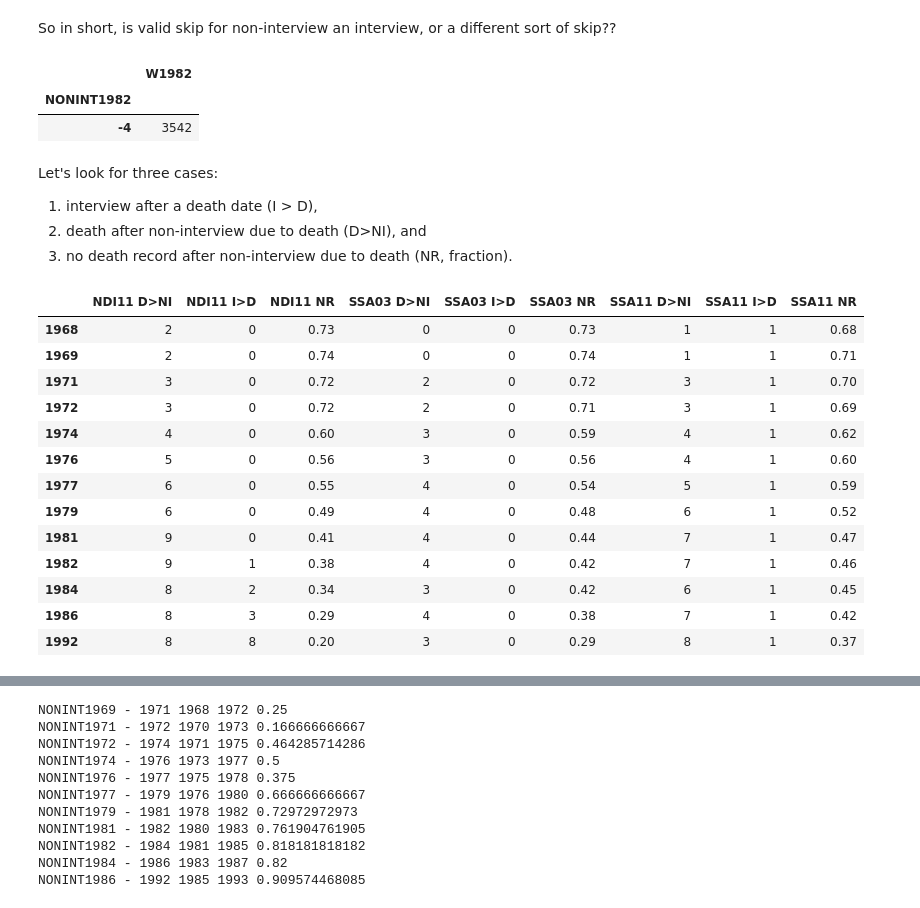
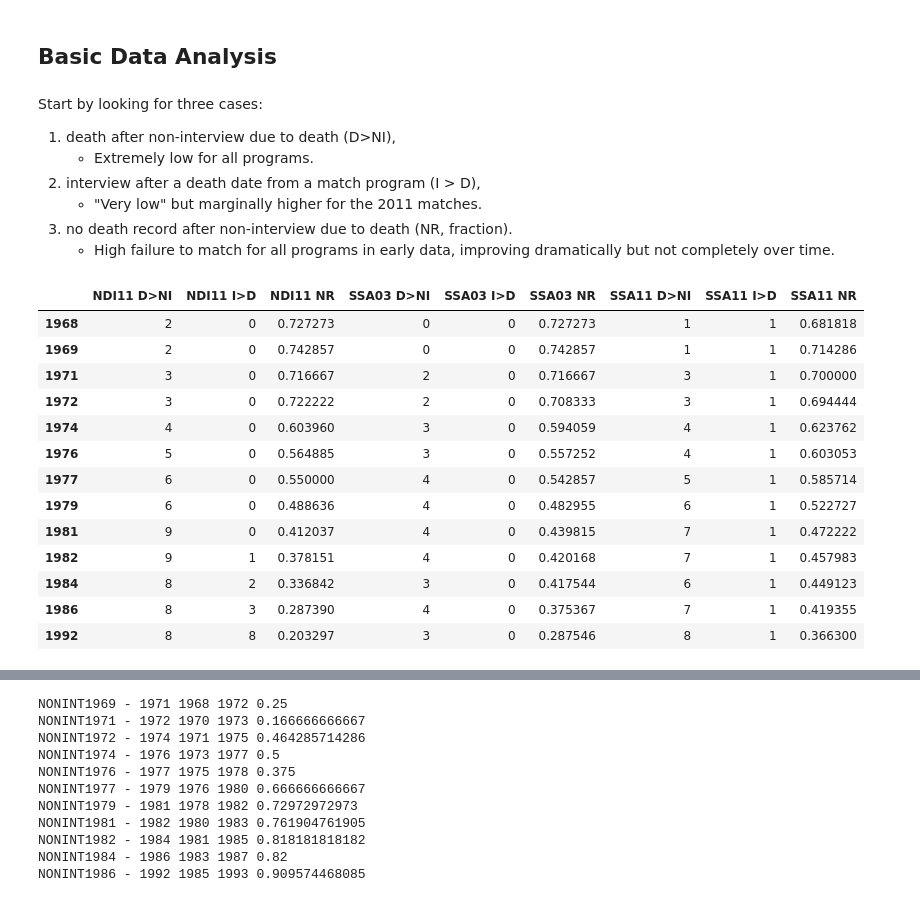
Before and after one commit to JamesSaxon/me2, a Jupyter notebook: data/me_ow.ipynb, the cells around one changed output, grey strips where cells are left out. Drawn from its saved outputs; the diff is of its cells as text; code cells hidden in the pictures.

```diff
--- a/data/me_ow.ipynb
+++ b/data/me_ow.ipynb
@@ -157,56 +184,46 @@ So who are these other 1541 people, and what happened to them??
-# %% [markdown]
-So in short, is valid skip for non-interview an interview, or a different sort of skip??
-# %%
-df.loc[(df.W1982 >= 0) & (df.HP1982_WALKING > -5), ["NONINT1982", "W1982"]].groupby("NONINT1982").count()
-# %% [output]
-|  | W1982 |
-| NONINT1982 |  |
-| -4 | 3542 |
+# %% [markdown]
+## Basic Data Analysis
 # %% [markdown]
-Let's look for three cases:
-1. interview after a death date (I > D),
-2. death after non-interview due to death (D>NI), and
+Start by looking for three cases:
+1. death after non-interview due to death (D>NI),
+   * Extremely low for all programs.
+2. interview after a death date from a match program (I > D),
+   * "Very low" but marginally higher for the 2011 matches.
 3. no death record after non-interview due to death (NR, fraction).
+   * High failure to match for all programs in early data, improving dramatically but not completely over time.
-# %%
-pd.options.display.max_columns = 1000
-
-nonint_years = sorted([int(y[6:]) for y in list(df.filter(regex = "NONINT[0-9]{4}$").columns)])
-for y in nonint_years:
-    df["NONINT{}_ALIVE".format(y)]    = df["NONINT{}".format(y)] == -4
-    df["NONINT{}_DECEASED".format(y)] = df["NONINT{}".format(y)] == 10
 # %%
 ssa03A, ndi11A, ssa11A = {}, {}, {}
 ssa03D, ndi11D, ssa11D = {}, {}, {}
 ssa03NR, ndi11NR, ssa11NR = {}, {}, {}
 for y in nonint_years:
     va = "NONINT" + str(y) + "_ALIVE"
     vd = "NONINT" + str(y) + "_DECEASED"
     ssa03A[y]  = (df[va] & (df.SSAMATCH2003_YOD > 0) & (df.SSAMATCH2003_YOD < y-2)).sum()
     ndi11A[y]  = (df[va] & (df.NDIMATCH2011_YOD > 0) & (df.NDIMATCH2011_YOD < y-2)).sum()
     ssa11A[y]  = (df[va] & (df.SSAMATCH2011_YOD > 0) & (df.SSAMATCH2011_YOD < y-2)).sum()
     ssa03D[y]  = (df[vd] & (df.SSAMATCH2003_YOD > 0) & (df.SSAMATCH2003_YOD > y+2)).sum()
     ndi11D[y]  = (df[vd] & (df.NDIMATCH2011_YOD > 0) & (df.NDIMATCH2011_YOD > y+2)).sum()
     ssa11D[y]  = (df[vd] & (df.SSAMATCH2011_YOD > 0) & (df.SSAMATCH2011_YOD > y+2)).sum()
 
     ssa03NR[y] = (df[vd] & (df.SSAMATCH2003_YOD < 0)).sum() / df[vd].sum()
     ndi11NR[y] = (df[vd] & (df.NDIMATCH2011_AGE < 0)).sum() / df[vd].sum()
     ssa11NR[y] = (df[vd] & (df.SSAMATCH2011_AGE < 0)).sum() / df[vd].sum()
 
-pd.DataFrame({"SSA03 I>D"  : ssa03A,  "NDI11 I>D"  : ndi11A,  "SSA11 I>D"  : ssa11A,
-              "SSA03 D>NI" : ssa03D,  "NDI11 D>NI" : ndi11D,  "SSA11 D>NI" : ssa11D,
+pd.DataFrame({"SSA03 D>NI" : ssa03D,  "NDI11 D>NI" : ndi11D,  "SSA11 D>NI" : ssa11D,
+              "SSA03 I>D"  : ssa03A,  "NDI11 I>D"  : ndi11A,  "SSA11 I>D"  : ssa11A,
               "SSA03 NR"   : ssa03NR, "NDI11 NR"   : ndi11NR, "SSA11 NR"   : ssa11NR})
 # %% [output]
 |  | NDI11 D>NI | NDI11 I>D | NDI11 NR | SSA03 D>NI | SSA03 I>D | SSA03 NR | SSA11 D>NI | SSA11 I>D | SSA11 NR |
-| 1968 | 2 | 0 | 0.73 | 0 | 0 | 0.73 | 1 | 1 | 0.68 |
-| 1969 | 2 | 0 | 0.74 | 0 | 0 | 0.74 | 1 | 1 | 0.71 |
-| 1971 | 3 | 0 | 0.72 | 2 | 0 | 0.72 | 3 | 1 | 0.70 |
-| 1972 | 3 | 0 | 0.72 | 2 | 0 | 0.71 | 3 | 1 | 0.69 |
-| 1974 | 4 | 0 | 0.60 | 3 | 0 | 0.59 | 4 | 1 | 0.62 |
-| 1976 | 5 | 0 | 0.56 | 3 | 0 | 0.56 | 4 | 1 | 0.60 |
-| 1977 | 6 | 0 | 0.55 | 4 | 0 | 0.54 | 5 | 1 | 0.59 |
-| 1979 | 6 | 0 | 0.49 | 4 | 0 | 0.48 | 6 | 1 | 0.52 |
-| 1981 | 9 | 0 | 0.41 | 4 | 0 | 0.44 | 7 | 1 | 0.47 |
-| 1982 | 9 | 1 | 0.38 | 4 | 0 | 0.42 | 7 | 1 | 0.46 |
-| 1984 | 8 | 2 | 0.34 | 3 | 0 | 0.42 | 6 | 1 | 0.45 |
-| 1986 | 8 | 3 | 0.29 | 4 | 0 | 0.38 | 7 | 1 | 0.42 |
-| 1992 | 8 | 8 | 0.20 | 3 | 0 | 0.29 | 8 | 1 | 0.37 |
+| 1968 | 2 | 0 | 0.727273 | 0 | 0 | 0.727273 | 1 | 1 | 0.681818 |
+| 1969 | 2 | 0 | 0.742857 | 0 | 0 | 0.742857 | 1 | 1 | 0.714286 |
+| 1971 | 3 | 0 | 0.716667 | 2 | 0 | 0.716667 | 3 | 1 | 0.700000 |
+| 1972 | 3 | 0 | 0.722222 | 2 | 0 | 0.708333 | 3 | 1 | 0.694444 |
+| 1974 | 4 | 0 | 0.603960 | 3 | 0 | 0.594059 | 4 | 1 | 0.623762 |
+| 1976 | 5 | 0 | 0.564885 | 3 | 0 | 0.557252 | 4 | 1 | 0.603053 |
+| 1977 | 6 | 0 | 0.550000 | 4 | 0 | 0.542857 | 5 | 1 | 0.585714 |
+| 1979 | 6 | 0 | 0.488636 | 4 | 0 | 0.482955 | 6 | 1 | 0.522727 |
+| 1981 | 9 | 0 | 0.412037 | 4 | 0 | 0.439815 | 7 | 1 | 0.472222 |
+| 1982 | 9 | 1 | 0.378151 | 4 | 0 | 0.420168 | 7 | 1 | 0.457983 |
+| 1984 | 8 | 2 | 0.336842 | 3 | 0 | 0.417544 | 6 | 1 | 0.449123 |
+| 1986 | 8 | 3 | 0.287390 | 4 | 0 | 0.375367 | 7 | 1 | 0.419355 |
+| 1992 | 8 | 8 | 0.203297 | 3 | 0 | 0.287546 | 8 | 1 | 0.366300 |
```
Also changed, not shown: parts of 36 cells of this notebook.
